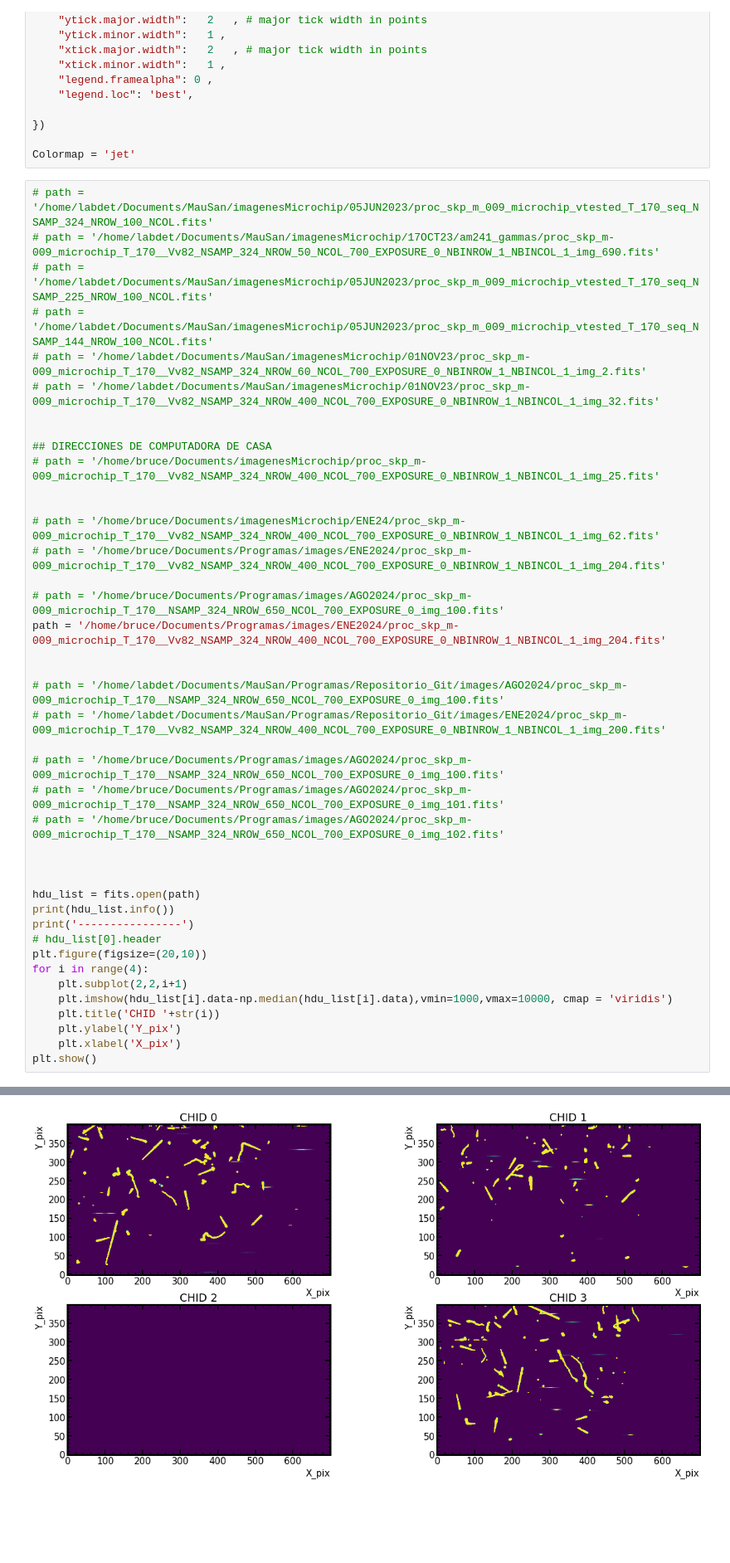
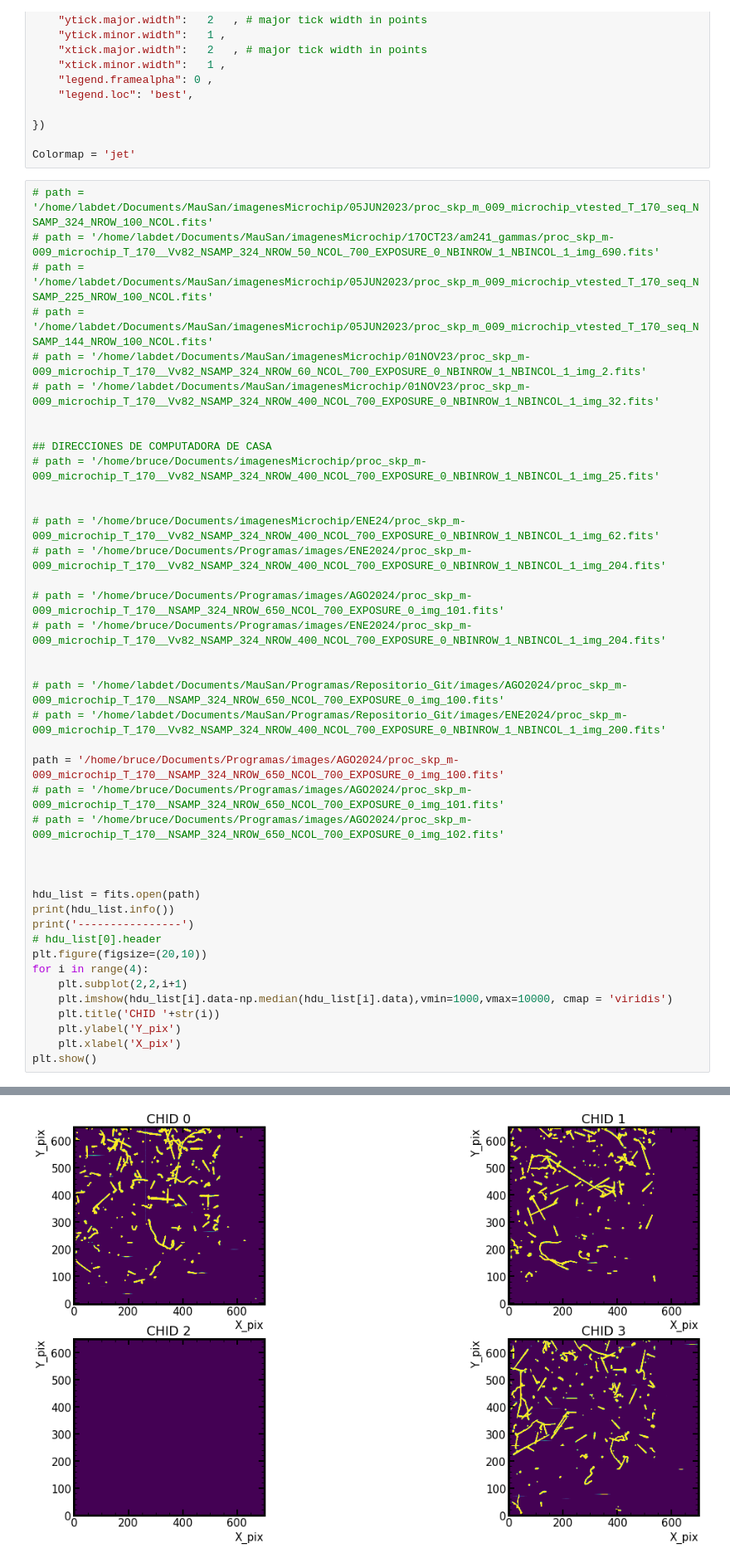
Before and after one commit to mausanram/CodigosICN, a Jupyter notebook: Catalogo_Eventos/Catalogo_Eventos_NSAMP.ipynb, the cells around one changed output, grey strips where cells are left out. Shown at 83% size. Cells and saved outputs as stored; diff of their text form; blank space fills up the shorter version.

```diff
--- a/Catalogo_Eventos/Catalogo_Eventos_NSAMP.ipynb
+++ b/Catalogo_Eventos/Catalogo_Eventos_NSAMP.ipynb
@@ -74,14 +76,14 @@ Colormap = 'jet'
 # path = '/home/bruce/Documents/imagenesMicrochip/ENE24/proc_skp_m-009_microchip_T_170__Vv82_NSAMP_324_NROW_400_NCOL_700_EXPOSURE_0_NBINROW_1_NBINCOL_1_img_62.fits'
 # path = '/home/bruce/Documents/Programas/images/ENE2024/proc_skp_m-009_microchip_T_170__Vv82_NSAMP_324_NROW_400_NCOL_700_EXPOSURE_0_NBINROW_1_NBINCOL_1_img_204.fits'
 
-# path = '/home/bruce/Documents/Programas/images/AGO2024/proc_skp_m-009_microchip_T_170__NSAMP_324_NROW_650_NCOL_700_EXPOSURE_0_img_100.fits'
-path = '/home/bruce/Documents/Programas/images/ENE2024/proc_skp_m-009_microchip_T_170__Vv82_NSAMP_324_NROW_400_NCOL_700_EXPOSURE_0_NBINROW_1_NBINCOL_1_img_204.fits'
+# path = '/home/bruce/Documents/Programas/images/AGO2024/proc_skp_m-009_microchip_T_170__NSAMP_324_NROW_650_NCOL_700_EXPOSURE_0_img_101.fits'
+# path = '/home/bruce/Documents/Programas/images/ENE2024/proc_skp_m-009_microchip_T_170__Vv82_NSAMP_324_NROW_400_NCOL_700_EXPOSURE_0_NBINROW_1_NBINCOL_1_img_204.fits'
 
 
 # path = '/home/labdet/Documents/MauSan/Programas/Repositorio_Git/images/AGO2024/proc_skp_m-009_microchip_T_170__NSAMP_324_NROW_650_NCOL_700_EXPOSURE_0_img_100.fits'
 # path = '/home/labdet/Documents/MauSan/Programas/Repositorio_Git/images/ENE2024/proc_skp_m-009_microchip_T_170__Vv82_NSAMP_324_NROW_400_NCOL_700_EXPOSURE_0_NBINROW_1_NBINCOL_1_img_200.fits'
 
-# path = '/home/bruce/Documents/Programas/images/AGO2024/proc_skp_m-009_microchip_T_170__NSAMP_324_NROW_650_NCOL_700_EXPOSURE_0_img_100.fits'
+path = '/home/bruce/Documents/Programas/images/AGO2024/proc_skp_m-009_microchip_T_170__NSAMP_324_NROW_650_NCOL_700_EXPOSURE_0_img_100.fits'
 # path = '/home/bruce/Documents/Programas/images/AGO2024/proc_skp_m-009_microchip_T_170__NSAMP_324_NROW_650_NCOL_700_EXPOSURE_0_img_101.fits'
 # path = '/home/bruce/Documents/Programas/images/AGO2024/proc_skp_m-009_microchip_T_170__NSAMP_324_NROW_650_NCOL_700_EXPOSURE_0_img_102.fits'
 
@@ -109,6 +111,6 @@ No.    Name      Ver    Type      Cards   Dimensions   Format
 None
 ----------------
-[figure, old version]
+[figure, new version]
 # %% [markdown]
 # Sustrayendo el promedio por renglón
 # %% [markdown]
```
Also changed, not shown: parts of 16 cells of this notebook, 4 other files.
